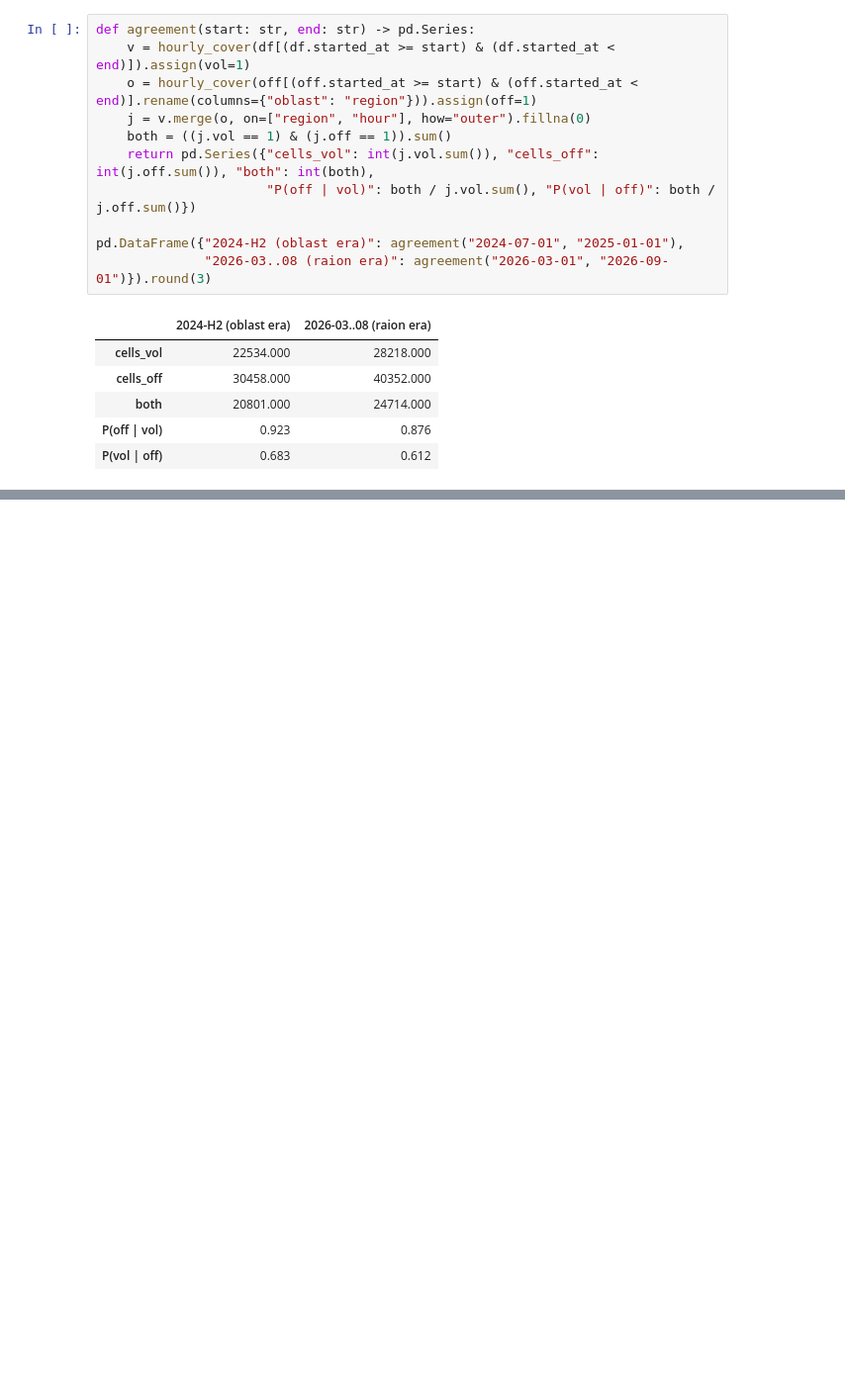
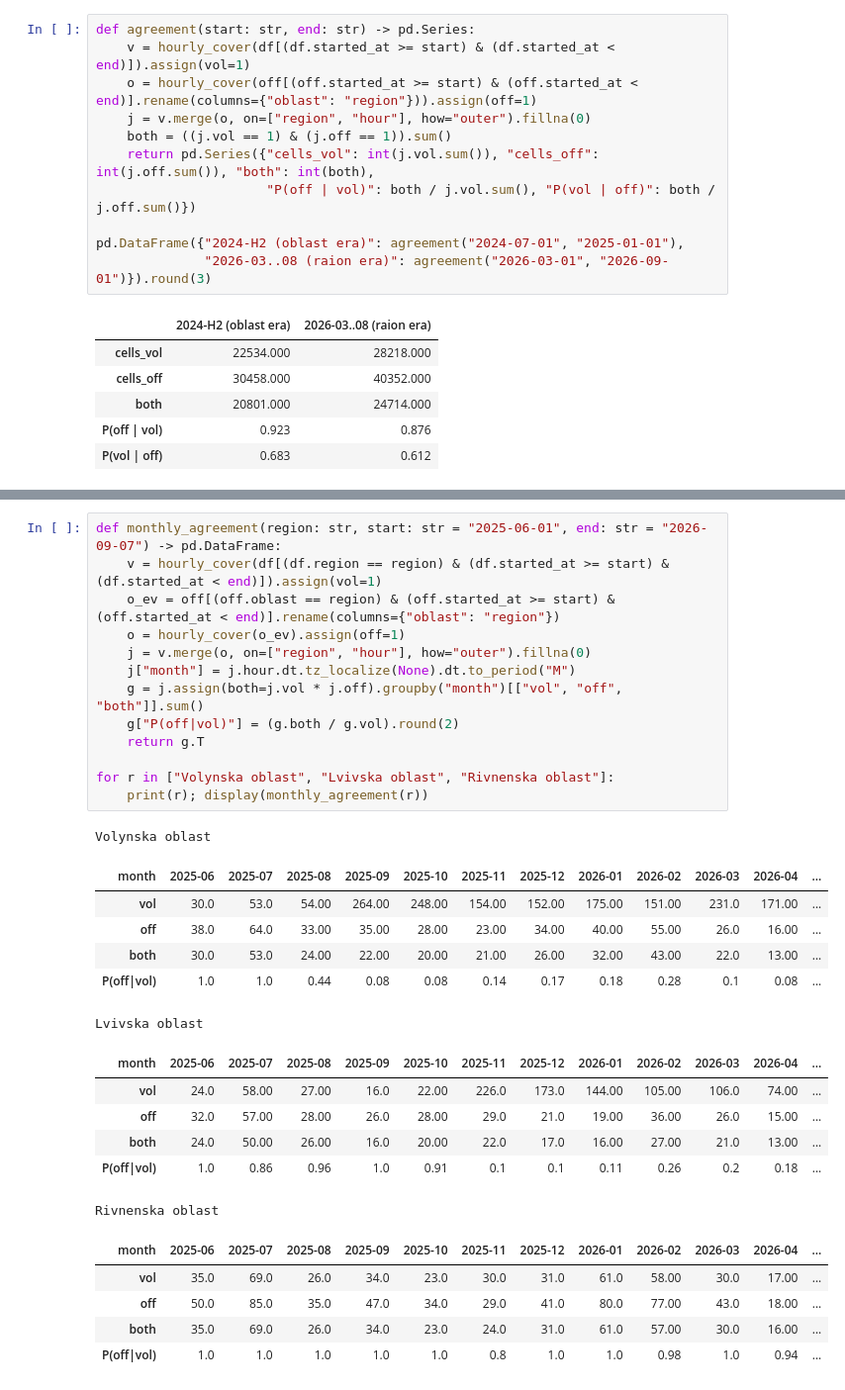
Before and after one commit to ANDRIYTS1234/kse-ai-school-task, a Jupyter notebook: notebooks/01_eda.ipynb, the cells around one changed output, grey strips where cells are left out. Shown at 99% size. Drawn from its saved outputs; the diff is of its cells as text; blank space fills up the shorter version.

```diff
--- a/notebooks/01_eda.ipynb
+++ b/notebooks/01_eda.ipynb
@@ -459,0 +547,32 @@ pd.DataFrame({"2024-H2 (oblast era)": agreement("2024-07-01", "2025-01-01"),
+# %%
+def monthly_agreement(region: str, start: str = "2025-06-01", end: str = "2026-09-07") -> pd.DataFrame:
+    v = hourly_cover(df[(df.region == region) & (df.started_at >= start) & (df.started_at < end)]).assign(vol=1)
+    o_ev = off[(off.oblast == region) & (off.started_at >= start) & (off.started_at < end)].rename(columns={"oblast": "region"})
+    o = hourly_cover(o_ev).assign(off=1)
+    j = v.merge(o, on=["region", "hour"], how="outer").fillna(0)
+    j["month"] = j.hour.dt.tz_localize(None).dt.to_period("M")
+    g = j.assign(both=j.vol * j.off).groupby("month")[["vol", "off", "both"]].sum()
+    g["P(off|vol)"] = (g.both / g.vol).round(2)
+    return g.T
+
+for r in ["Volynska oblast", "Lvivska oblast", "Rivnenska oblast"]:
+    print(r); display(monthly_agreement(r))
+# %% [output]
+Volynska oblast
+| month | 2025-06 | 2025-07 | 2025-08 | 2025-09 | 2025-10 | 2025-11 | 2025-12 | 2026-01 | 2026-02 | 2026-03 | 2026-04 | ... |
+| vol | 30.0 | 53.0 | 54.00 | 264.00 | 248.00 | 154.00 | 152.00 | 175.00 | 151.00 | 231.0 | 171.00 | ... |
+| off | 38.0 | 64.0 | 33.00 | 35.00 | 28.00 | 23.00 | 34.00 | 40.00 | 55.00 | 26.0 | 16.00 | ... |
+| both | 30.0 | 53.0 | 24.00 | 22.00 | 20.00 | 21.00 | 26.00 | 32.00 | 43.00 | 22.0 | 13.00 | ... |
+| P(off|vol) | 1.0 | 1.0 | 0.44 | 0.08 | 0.08 | 0.14 | 0.17 | 0.18 | 0.28 | 0.1 | 0.08 | ... |
+Lvivska oblast
+| month | 2025-06 | 2025-07 | 2025-08 | 2025-09 | 2025-10 | 2025-11 | 2025-12 | 2026-01 | 2026-02 | 2026-03 | 2026-04 | ... |
+| vol | 24.0 | 58.00 | 27.00 | 16.0 | 22.00 | 226.0 | 173.0 | 144.00 | 105.00 | 106.0 | 74.00 | ... |
+| off | 32.0 | 57.00 | 28.00 | 26.0 | 28.00 | 29.0 | 21.0 | 19.00 | 36.00 | 26.0 | 15.00 | ... |
+| both | 24.0 | 50.00 | 26.00 | 16.0 | 20.00 | 22.0 | 17.0 | 16.00 | 27.00 | 21.0 | 13.00 | ... |
+| P(off|vol) | 1.0 | 0.86 | 0.96 | 1.0 | 0.91 | 0.1 | 0.1 | 0.11 | 0.26 | 0.2 | 0.18 | ... |
+Rivnenska oblast
+| month | 2025-06 | 2025-07 | 2025-08 | 2025-09 | 2025-10 | 2025-11 | 2025-12 | 2026-01 | 2026-02 | 2026-03 | 2026-04 | ... |
+| vol | 35.0 | 69.0 | 26.0 | 34.0 | 23.0 | 30.0 | 31.0 | 61.0 | 58.00 | 30.0 | 17.00 | ... |
+| off | 50.0 | 85.0 | 35.0 | 47.0 | 34.0 | 29.0 | 41.0 | 80.0 | 77.00 | 43.0 | 18.00 | ... |
+| both | 35.0 | 69.0 | 26.0 | 34.0 | 23.0 | 24.0 | 31.0 | 61.0 | 57.00 | 30.0 | 16.00 | ... |
+| P(off|vol) | 1.0 | 1.0 | 1.0 | 1.0 | 1.0 | 0.8 | 1.0 | 1.0 | 0.98 | 1.0 | 0.94 | ... |
```
Also changed, not shown: parts of 14 cells of this notebook, 7 other files.
